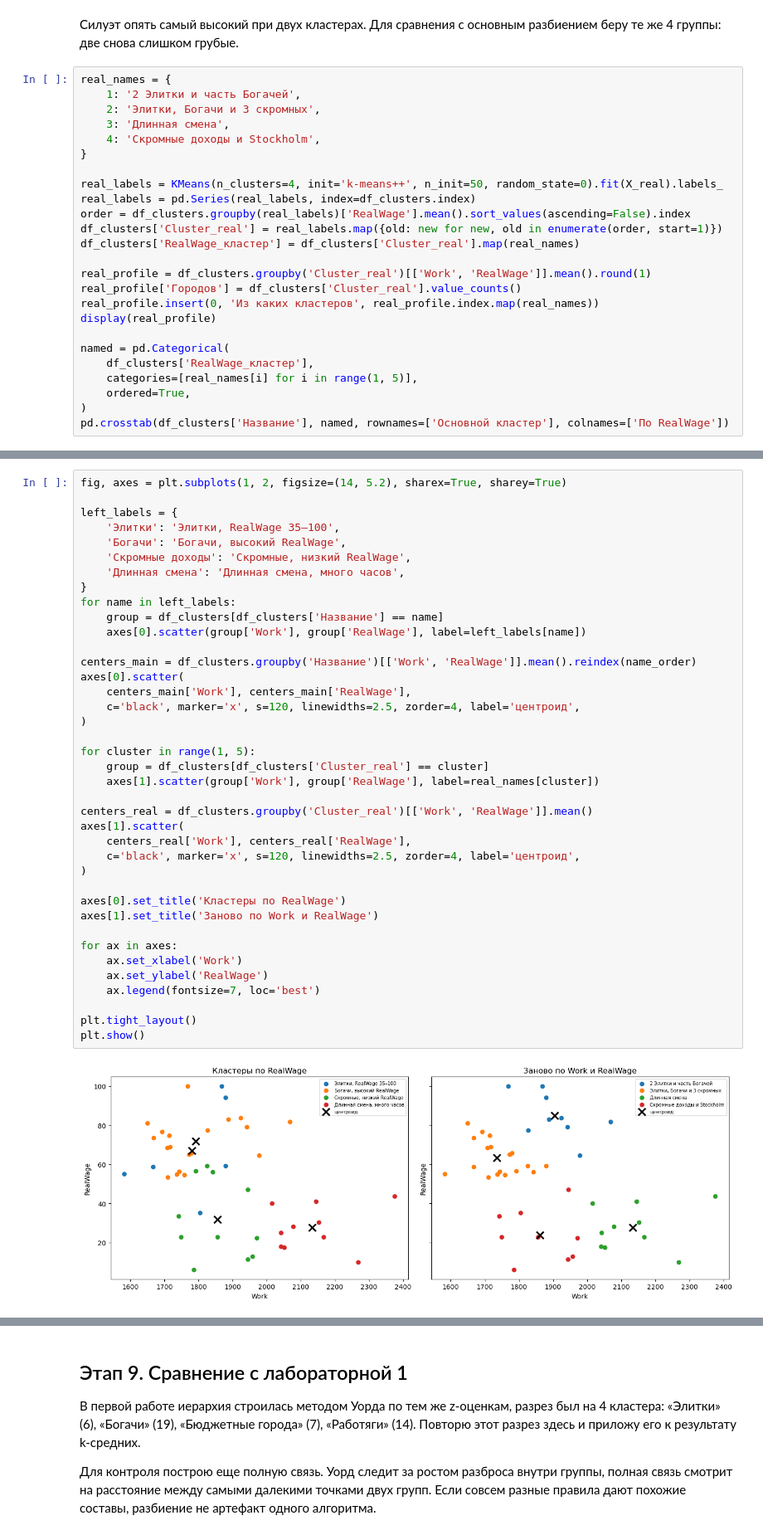
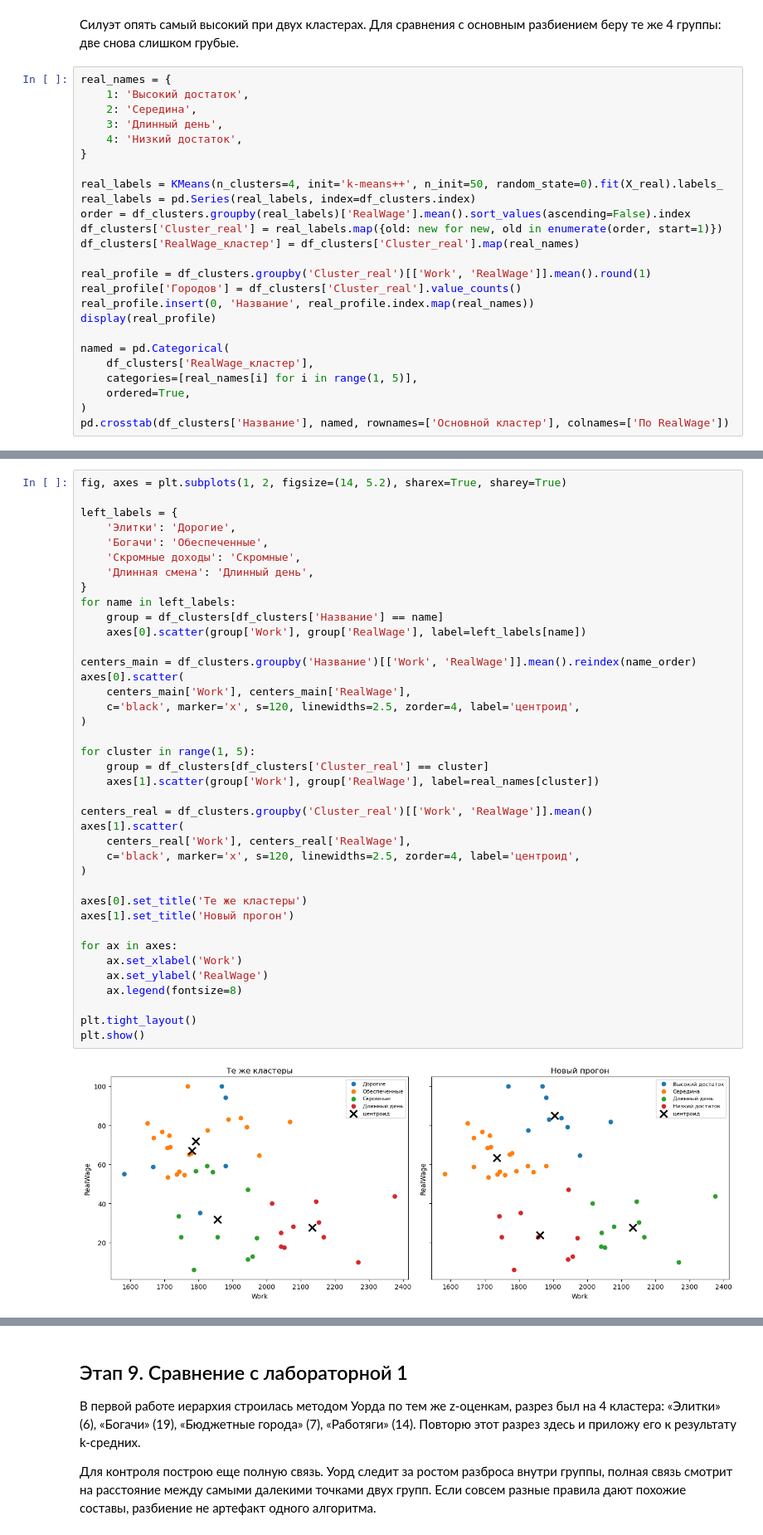
Before and after one commit to destorz11/Python-data-analysis, a Jupyter notebook: lab2_kmeans/notebooks/lab2_kmeans.ipynb, the cells around one changed output, grey strips where cells are left out. Shown at 83% size. Saved outputs shown, nothing was run; the diff lists cells and outputs as text.

Commit message:
Новые имена кластеров на графике покупательной способности

```diff
--- a/lab2_kmeans/notebooks/lab2_kmeans.ipynb
+++ b/lab2_kmeans/notebooks/lab2_kmeans.ipynb
@@ -813,10 +813,10 @@ pd.Series(scores_real, index=range(2, 7), name='Silhouette').round(3).to_frame()
 Силуэт опять самый высокий при двух кластерах. Для сравнения с основным разбиением беру те же 4 группы: две снова слишком грубые.
 # %%
 real_names = {
-    1: '2 Элитки и часть Богачей',
-    2: 'Элитки, Богачи и 3 скромных',
-    3: 'Длинная смена',
-    4: 'Скромные доходы и Stockholm',
+    1: 'Высокий достаток',
+    2: 'Середина',
+    3: 'Длинный день',
+    4: 'Низкий достаток',
 }
 
 real_labels = KMeans(n_clusters=4, init='k-means++', n_init=50, random_state=0).fit(X_real).labels_
@@ -827,7 +827,7 @@ df_clusters['RealWage_кластер'] = df_clusters['Cluster_real'].map(real_na
 
 real_profile = df_clusters.groupby('Cluster_real')[['Work', 'RealWage']].mean().round(1)
 real_profile['Городов'] = df_clusters['Cluster_real'].value_counts()
-real_profile.insert(0, 'Из каких кластеров', real_profile.index.map(real_names))
+real_profile.insert(0, 'Название', real_profile.index.map(real_names))
 display(real_profile)
 
 named = pd.Categorical(
@@ -875,41 +877,41 @@ Buenos_Aires, Johannesburg, Lagos, Lisbon, Mexico_City, Nairobi, Rio_de_Janeiro,
 fig, axes = plt.subplots(1, 2, figsize=(14, 5.2), sharex=True, sharey=True)
 
 left_labels = {
-    'Элитки': 'Элитки, RealWage 35–100',
-    'Богачи': 'Богачи, высокий RealWage',
-    'Скромные доходы': 'Скромные, низкий RealWage',
-    'Длинная смена': 'Длинная смена, много часов',
+    'Элитки': 'Дорогие',
+    'Богачи': 'Обеспеченные',
+    'Скромные доходы': 'Скромные',
+    'Длинная смена': 'Длинный день',
 }
 for name in left_labels:
     group = df_clusters[df_clusters['Название'] == name]
     axes[0].scatter(group['Work'], group['RealWage'], label=left_labels[name])
 
 centers_main = df_clusters.groupby('Название')[['Work', 'RealWage']].mean().reindex(name_order)
 axes[0].scatter(
     centers_main['Work'], centers_main['RealWage'],
     c='black', marker='x', s=120, linewidths=2.5, zorder=4, label='центроид',
 )
 
 for cluster in range(1, 5):
     group = df_clusters[df_clusters['Cluster_real'] == cluster]
     axes[1].scatter(group['Work'], group['RealWage'], label=real_names[cluster])
 
 centers_real = df_clusters.groupby('Cluster_real')[['Work', 'RealWage']].mean()
 axes[1].scatter(
     centers_real['Work'], centers_real['RealWage'],
     c='black', marker='x', s=120, linewidths=2.5, zorder=4, label='центроид',
 )
 
-axes[0].set_title('Кластеры по RealWage')
-axes[1].set_title('Заново по Work и RealWage')
+axes[0].set_title('Те же кластеры')
+axes[1].set_title('Новый прогон')
 
 for ax in axes:
     ax.set_xlabel('Work')
     ax.set_ylabel('RealWage')
-    ax.legend(fontsize=7, loc='best')
+    ax.legend(fontsize=8)
 
 plt.tight_layout()
 plt.show()
 # %% [output]
-[figure, old version]
+[figure, new version]
 # %% [markdown]
```
Also changed, not shown: parts of 4 cells of this notebook.
